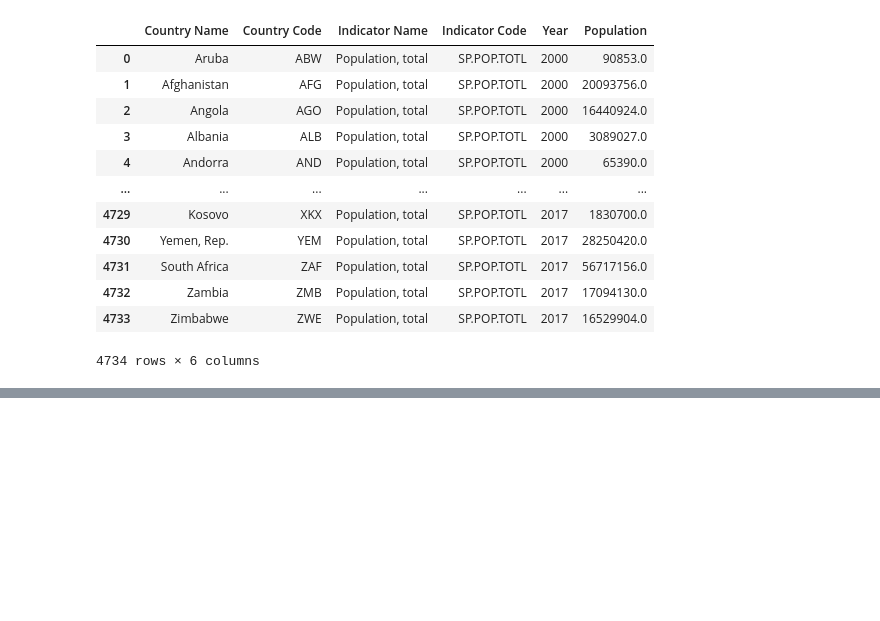
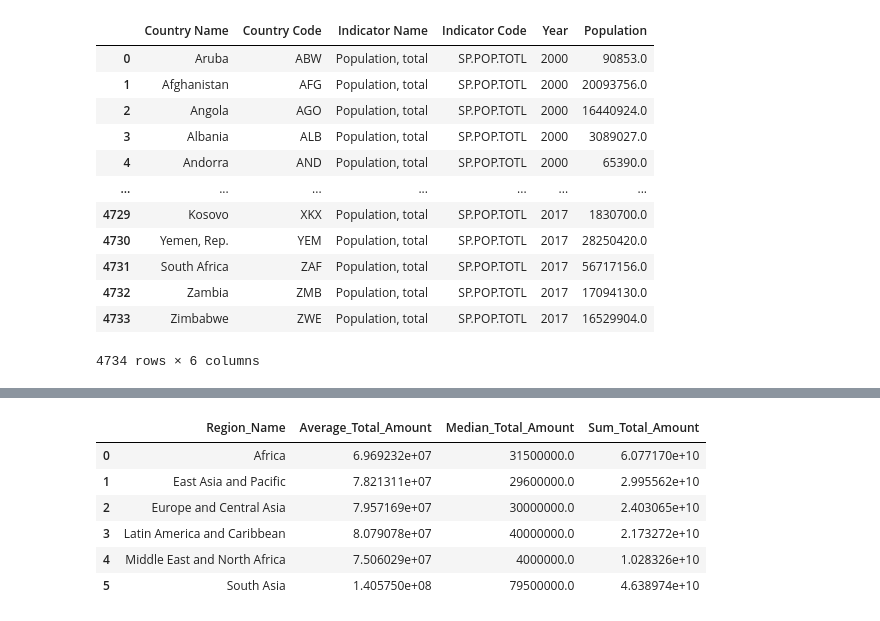
Before and after one commit to sgodkhindi/WorldBank_ETL, a Jupyter notebook: DBWrite.ipynb, the cells around one changed output, grey strips where cells are left out. Cells and saved outputs as stored; diff of their text form; code cells hidden in the pictures; blank space fills up the shorter version.

```diff
--- a/DBWrite.ipynb
+++ b/DBWrite.ipynb
@@ -60,0 +102,12 @@ population_final_df
+# %%
+csv_file = "Output/active_projects_output.csv"
+active_projects_df = pd.read_csv(csv_file)
+active_projects_df
+# %% [output]
+|  | Region_Name | Average_Total_Amount | Median_Total_Amount | Sum_Total_Amount |
+| 0 | Africa | 6.969232e+07 | 31500000.0 | 6.077170e+10 |
+| 1 | East Asia and Pacific | 7.821311e+07 | 29600000.0 | 2.995562e+10 |
+| 2 | Europe and Central Asia | 7.957169e+07 | 30000000.0 | 2.403065e+10 |
+| 3 | Latin America and Caribbean | 8.079078e+07 | 40000000.0 | 2.173272e+10 |
+| 4 | Middle East and North Africa | 7.506029e+07 | 4000000.0 | 1.028326e+10 |
+| 5 | South Asia | 1.405750e+08 | 79500000.0 | 4.638974e+10 |
```
Also changed, not shown: parts of 13 cells of this notebook, 2 other files.
